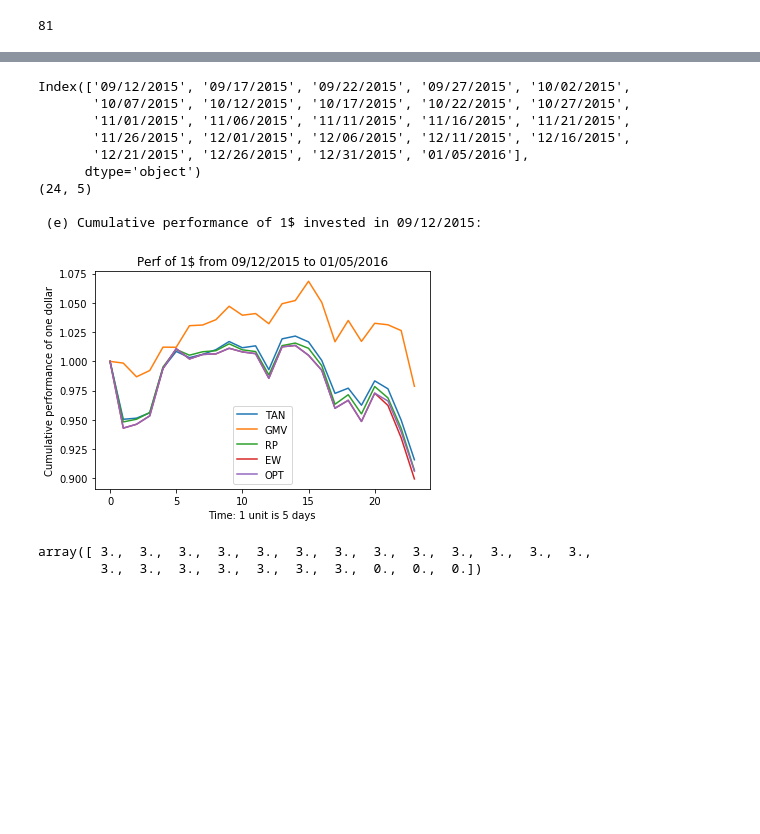
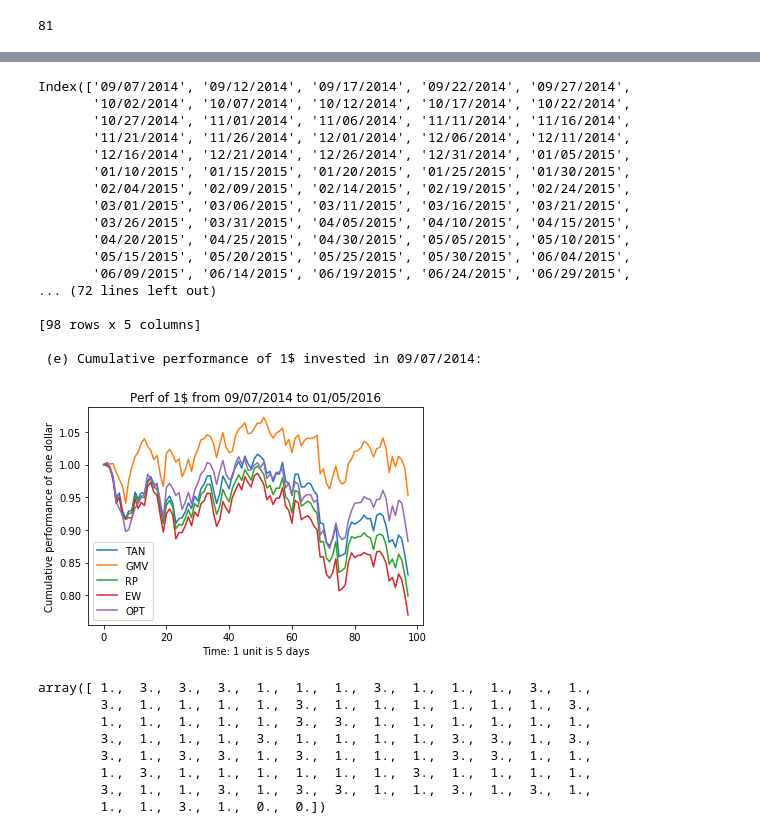
Before and after one commit to GregoireMayrhofer/financialbigdata, a Jupyter notebook: data_preprocessing_portfolio_indexes.ipynb, the cells around one changed output, grey strips where cells are left out. Drawn from its saved outputs; the diff is of its cells as text; code cells hidden in the pictures; blank space fills up the shorter version.

```diff
--- a/data_preprocessing_portfolio_indexes.ipynb
+++ b/data_preprocessing_portfolio_indexes.ipynb
@@ -164,10 +164,10 @@ https://pandas.pydata.org/pandas-docs/stable/indexing.html#deprecate-loc-reindex
 ## General Parameters
 # %%
 number = 5
-rolling_window_step = 400
-lr = 0.000005
-epochs = 20
-VALIDATION_SPLIT=0.97
+rolling_window_step = 200
+lr = 0.00001
+epochs = 27
+VALIDATION_SPLIT=0.9
 # %%
 def dailytosomething(df,rf,number):
     new_df = df.iloc[::number]
@@ -609,15 +609,15 @@ input_std = pd.DataFrame(roll_daily_std.loc[index:].values,columns=column_names(
 concat = pd.concat([input_price, input_mean, input_std], axis=1)
 inputs = concat[column_names(columns, True, True, True)][:-number] #can not predict the last horizon
 inputs['Rf'] = roll_Rf_daily_mean.loc[index:]
-correlation_rolling = ret_daily_rolling.corr().dropna()[start_index*N_ASSETS:]
+correlation_rolling = ret_daily_rolling.corr().dropna()[(1+start_index)*N_ASSETS:]
 
 #co[start_index*7:-number*7]
-#correlation_data = get_co_matrix(correlation_rolling,columns, corr_columns,dates[:-number])
+correlation_data = get_co_matrix(correlation_rolling,columns, corr_columns,dates)
 cov_rolling = ret_daily_rolling.cov().dropna()[(start_index+1)*N_ASSETS:]
 
 cov_data = get_co_matrix(cov_rolling, columns, cov_columns,dates)
-inputs = include_co_in_input(inputs, cov_data)
-#inputs = include_co_in_input(inputs, correlation_data)
+#inputs = include_co_in_input(inputs, cov_data)
+inputs = include_co_in_input(inputs, correlation_data)
 print(inputs)
 
 def reshape_inputs(inputs, number):
@@ -872,46 +877,62 @@ dif = p_perf_test.shape[0] - y_bar.shape[0]
 
 y_bar_approxi = np.append(y_bar,np.zeros(dif))
 
 opt_portfolio = np.zeros(len(p_perf_test))
 for i in range(len(p_perf_test)):
     opt_portfolio[i] = p_perf_test[i,int(y_bar_approxi[i])]
 
 performance = np.c_[p_perf_test, opt_portfolio]
 strategies = ['TAN','GMV','RP','EW','OPT']
 
 ones = np.ones((1,5))
 dates_cumperf = dates[::number]
 dates_cumperf = dates_cumperf[start_test_index:-1]
 print(dates_cumperf)
 cumperf = np.cumprod(np.concatenate((ones,1 + performance),axis=0),axis=0) #cumprod because when we win money we reinvest it directly
 print(cumperf.shape)
 df_cumperf = pd.DataFrame(data=cumperf,columns=strategies)#.set_index(dates_cumperf) #,index=dates_cumperf
-
+mid_index =int(len(df_cumperf)/2) +3
+#df_cumperf=df_cumperf[:mid_index]
+print(df_cumperf)
 plt.plot(df_cumperf)
 plt.xlabel('Time: 1 unit is {} days'.format(number))
 plt.ylabel('Cumulative performance of one dollar')
-plt.title('Perf of 1$ from {} to {}'.format(dates_cumperf[0], dates_cumperf[-1]))
+plt.title('Perf of 1$ from {} to {}'.format(dates_cumperf[0],dates_cumperf[-1]))#mid_index] ))
 plt.legend(strategies, loc=0)
 
 #plt.ylim([-20,50])
 
 
 print('\n (e) Cumulative performance of 1$ invested in {}:'.format(dates_cumperf[0]))
 plt.savefig("Cumulative_perf_of_1$"+name_file)
 plt.show()
 # %% [output]
-Index(['09/12/2015', '09/17/2015', '09/22/2015', '09/27/2015', '10/02/2015',
-       '10/07/2015', '10/12/2015', '10/17/2015', '10/22/2015', '10/27/2015',
-       '11/01/2015', '11/06/2015', '11/11/2015', '11/16/2015', '11/21/2015',
-       '11/26/2015', '12/01/2015', '12/06/2015', '12/11/2015', '12/16/2015',
-       '12/21/2015', '12/26/2015', '12/31/2015', '01/05/2016'],
-      dtype='object')
-(24, 5)
+Index(['09/07/2014', '09/12/2014', '09/17/2014', '09/22/2014', '09/27/2014',
+       '10/02/2014', '10/07/2014', '10/12/2014', '10/17/2014', '10/22/2014',
+       '10/27/2014', '11/01/2014', '11/06/2014', '11/11/2014', '11/16/2014',
+       '11/21/2014', '11/26/2014', '12/01/2014', '12/06/2014', '12/11/2014',
+       '12/16/2014', '12/21/2014', '12/26/2014', '12/31/2014', '01/05/2015',
+       '01/10/2015', '01/15/2015', '01/20/2015', '01/25/2015', '01/30/2015',
+       '02/04/2015', '02/09/2015', '02/14/2015', '02/19/2015', '02/24/2015',
+       '03/01/2015', '03/06/2015', '03/11/2015', '03/16/2015', '03/21/2015',
+       '03/26/2015', '03/31/2015', '04/05/2015', '04/10/2015', '04/15/2015',
+       '04/20/2015', '04/25/2015', '04/30/2015', '05/05/2015', '05/10/2015',
+       '05/15/2015', '05/20/2015', '05/25/2015', '05/30/2015', '06/04/2015',
+       '06/09/2015', '06/14/2015', '06/19/2015', '06/24/2015', '06/29/2015',
+... (72 lines left out)
 
- (e) Cumulative performance of 1$ invested in 09/12/2015:
+[98 rows x 5 columns]
+
+ (e) Cumulative performance of 1$ invested in 09/07/2014:
-[figure, old version]
+[figure, new version]
 # %%
 y_bar_approxi
 # %% [output]
-array([ 3.,  3.,  3.,  3.,  3.,  3.,  3.,  3.,  3.,  3.,  3.,  3.,  3.,
-        3.,  3.,  3.,  3.,  3.,  3.,  3.,  0.,  0.,  0.])
+array([ 1.,  3.,  3.,  3.,  1.,  1.,  1.,  3.,  1.,  1.,  1.,  3.,  1.,
+        3.,  1.,  1.,  1.,  1.,  3.,  1.,  1.,  1.,  1.,  1.,  1.,  3.,
+        1.,  1.,  1.,  1.,  1.,  3.,  3.,  1.,  1.,  1.,  1.,  1.,  1.,
+        3.,  1.,  1.,  1.,  3.,  1.,  1.,  1.,  1.,  3.,  3.,  1.,  3.,
+        3.,  1.,  3.,  3.,  1.,  3.,  1.,  1.,  1.,  3.,  3.,  1.,  1.,
+        1.,  3.,  1.,  1.,  1.,  1.,  1.,  1.,  3.,  1.,  1.,  1.,  1.,
+        3.,  1.,  1.,  3.,  1.,  3.,  3.,  1.,  1.,  3.,  1.,  3.,  1.,
+        1.,  1.,  3.,  1.,  0.,  0.])
```
Also changed, not shown: parts of 13 cells of this notebook, 20 other files.
